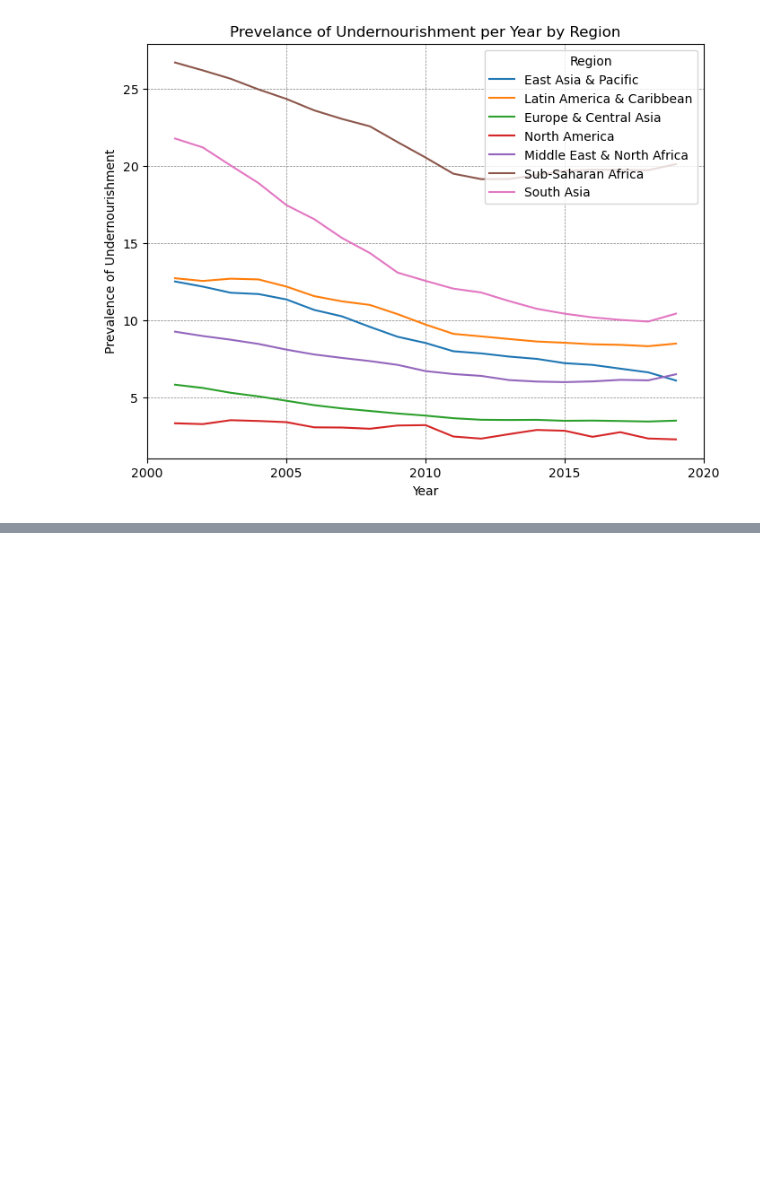
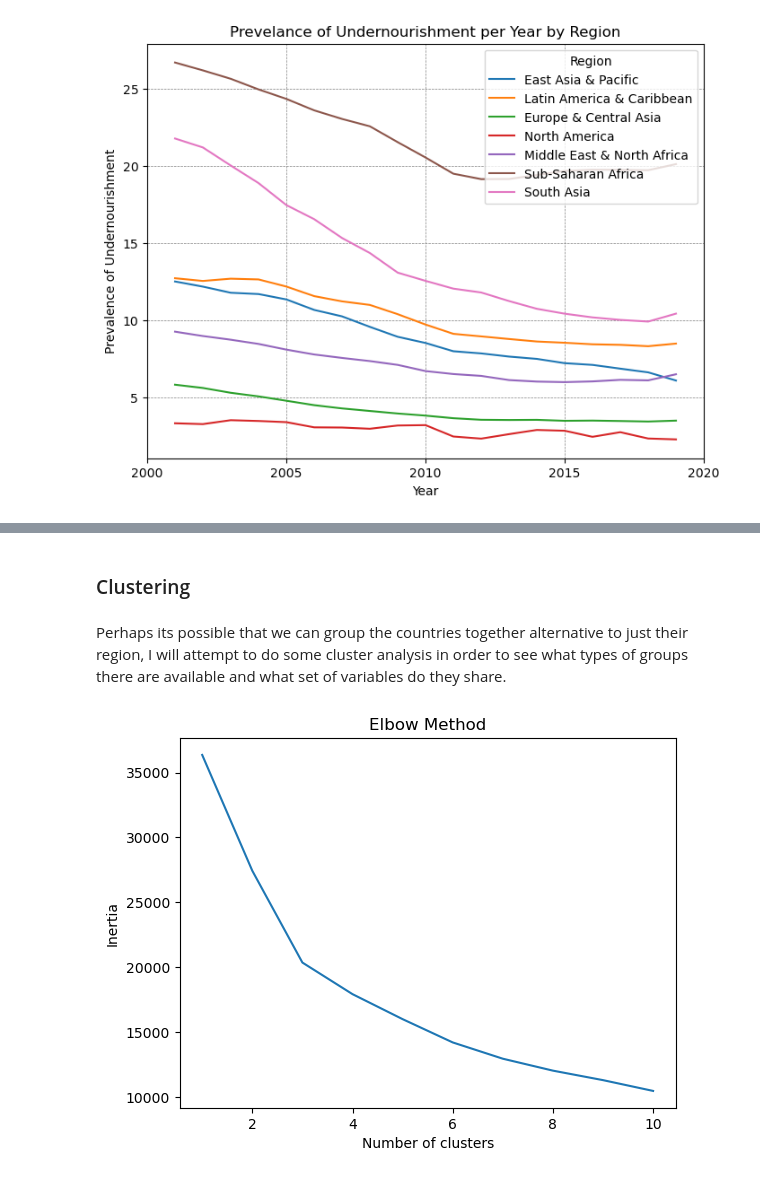
Before and after one commit to JericoEndaya/Life_expectancy, a Jupyter notebook: life_expecetancy.ipynb, the cells around one changed output, grey strips where cells are left out. Drawn from its saved outputs; the diff is of its cells as text; code cells hidden in the pictures; blank space fills up the shorter version.

Commit message:
first half of cluster analysis added

```diff
--- a/life_expecetancy.ipynb
+++ b/life_expecetancy.ipynb
@@ -325,0 +299,24 @@ plt.show()
+# %% [markdown]
+### Clustering
+# %% [markdown]
+Perhaps its possible that we can group the countries together alternative to just their region, I will attempt to do some cluster analysis in order to see what types of groups there are available and what set of variables do they share.
+# %%
+cluster_feat = df_imp[['Life Expectancy World Bank', 'Prevelance of Undernourishment', 'CO2', 'Health Expenditure %',
+           'Education Expenditure %','Unemployment','Corruption','Sanitation','Injuries','Communicable','NonCommunicable']]
+
+scaler = StandardScaler()
+cluster_scaled = scaler.fit_transform(cluster_feat)
+
+inertia = []
+for i in range(1, 11):
+    kmeans = KMeans(n_clusters=i, random_state=0)
+    kmeans.fit(cluster_scaled)
+    inertia.append(kmeans.inertia_)
+
+plt.plot(range(1, 11), inertia)
+plt.title('Elbow Method')
+plt.xlabel('Number of clusters')
+plt.ylabel('Inertia')
+plt.show()
+# %% [output]
+[figure, added]
```
Also changed, not shown: parts of 10 cells of this notebook.
